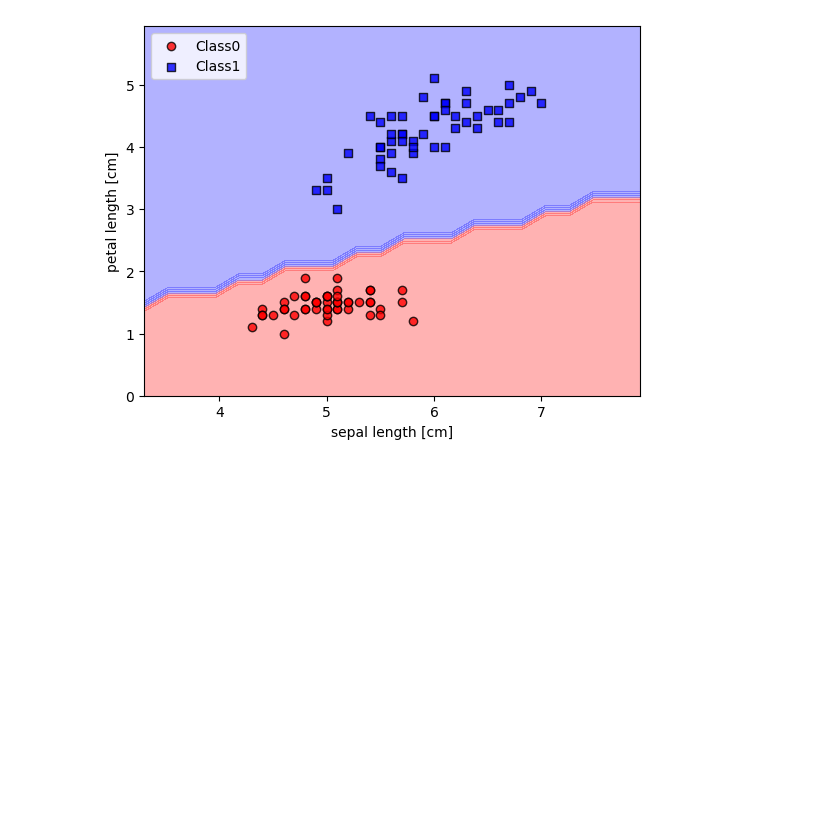
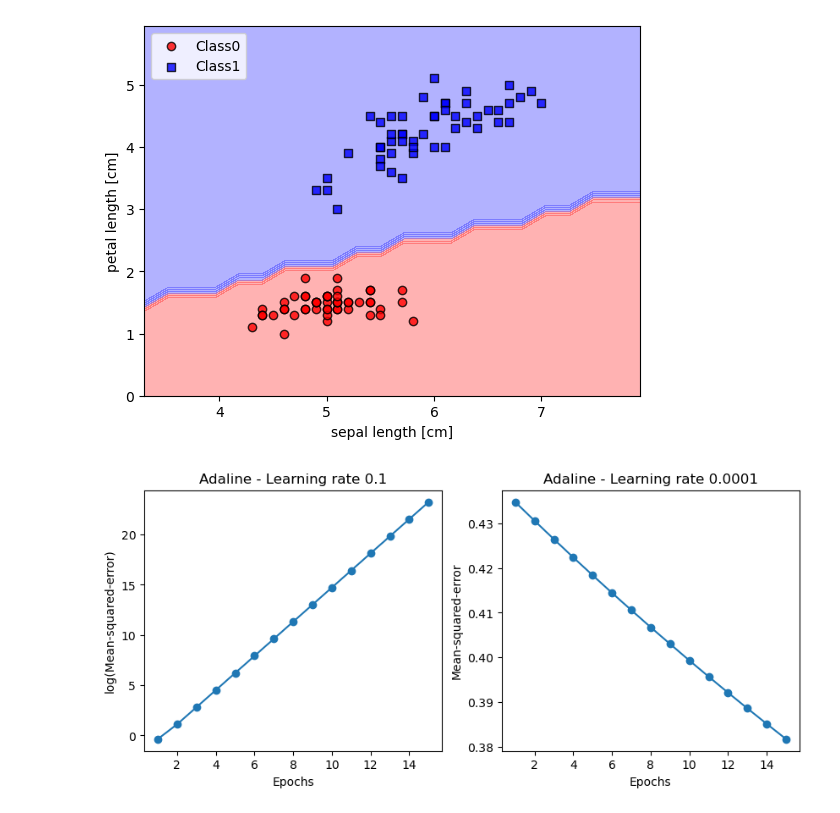
Before and after one commit to jaclown123/learning, a Jupyter notebook: test1.ipynb, the cells around one changed output. Cells and saved outputs as stored; diff of their text form; code cells hidden in the pictures; blank space fills up the shorter version.

```diff
--- a/test1.ipynb
+++ b/test1.ipynb
@@ -123,3 +123,46 @@ plt.legend(loc='upper left')
 plt.show()
 # %% [output]
 [figure]
+# %%
+class AdalineGD:
+    def __init__(self, eta = 0.01, n_iter = 50, random_state = 1):
+        self.eta = eta
+        self.n_iter = n_iter
+        self.random_state = random_state
+
+    def fit(self, X, y):
+        rgen = np.random.RandomState(self.random_state)
+        self.w_ = rgen.normal(loc = 0.0, scale = 0.01, size = X.shape[1])
+        self.b_ = np.float64(0.)
+        self.losses_ = []
+
+        for _ in range(self.n_iter):
+            net_input = self.net_input(X)
+            output = self.activation(net_input)
+            errors = y - output
+            self.w_ += self.eta * 2.0 * X.T.dot(errors) / X.shape[0]
+            self.b_ += self.eta * 2.0 * errors.mean()
+            loss = (errors**2).mean()
+            self.losses_.append(loss)
+        return self
+    def net_input(self, X):
+        return np.dot(X, self.w_) + self.b_
+    def activation(self, X):
+        return X
+    def predict(self, X):
+        return np.where(self.activation(self.net_input(X)) >= 0.5, 1, 0)
+# %%
+fig, ax = plt.subplots(nrows=1, ncols=2, figsize=(10, 4))
+ada1 = AdalineGD(n_iter=15, eta=0.1).fit(X, y)
+ax[0].plot(range(1, len(ada1.losses_) + 1), np.log10(ada1.losses_), marker='o')
+ax[0].set_xlabel('Epochs')
+ax[0].set_ylabel('log(Mean-squared-error)')
+ax[0].set_title('Adaline - Learning rate 0.1')
+ada2 = AdalineGD(n_iter=15, eta=0.0001).fit(X, y)
+ax[1].plot(range(1, len(ada2.losses_) + 1), ada2.losses_, marker='o')
+ax[1].set_xlabel('Epochs')
+ax[1].set_ylabel('Mean-squared-error')
+ax[1].set_title('Adaline - Learning rate 0.0001')
+plt.show()
+# %% [output]
+[figure, added]
```
Also changed, not shown: parts of 1 cell of this notebook.
